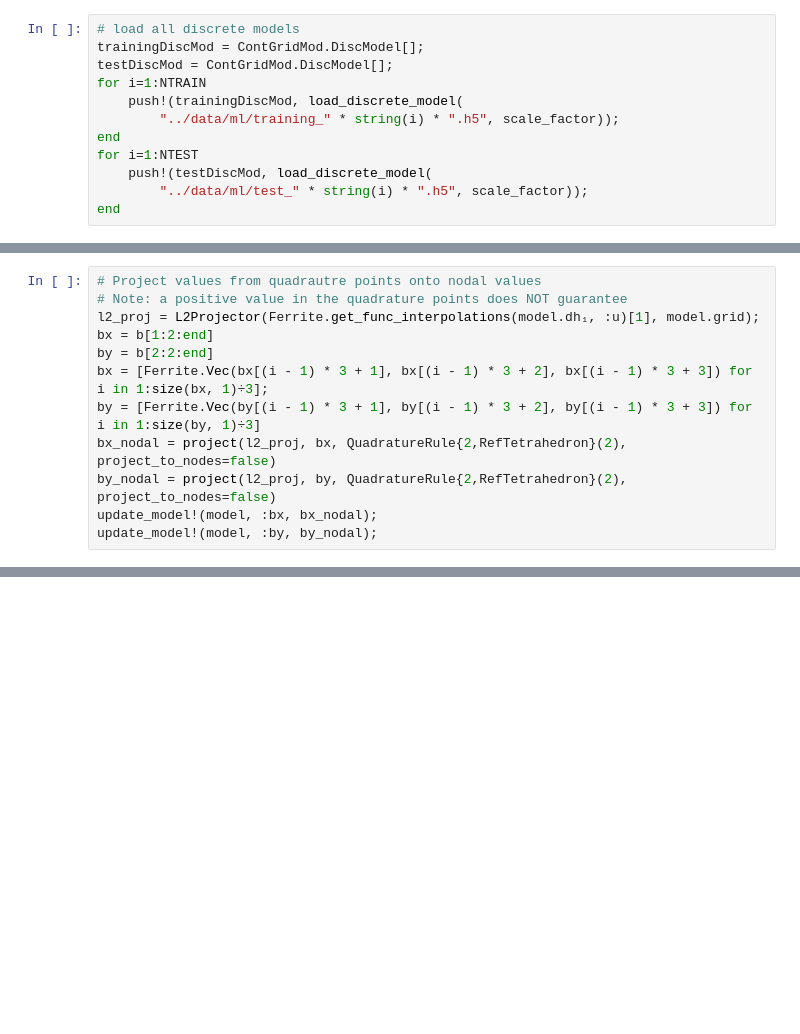
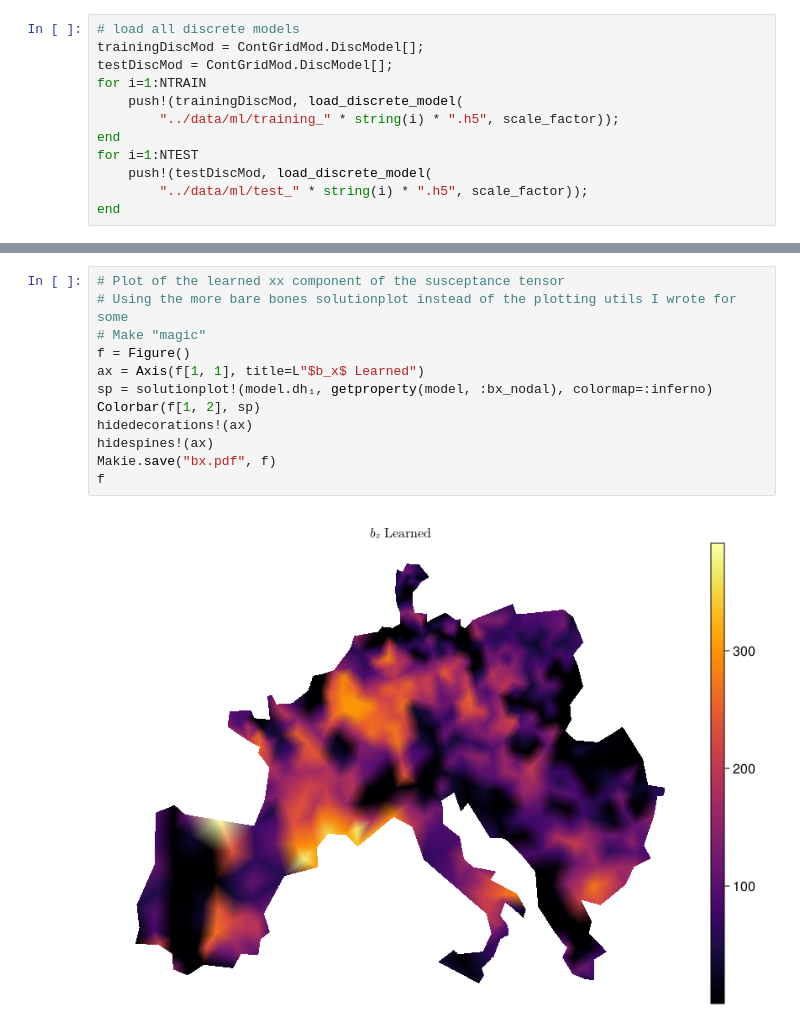
Before and after one commit to laurentpagnier/ContGridMod.jl, a Jupyter notebook: docs/Finite Elements.ipynb, the cells around one changed output, grey strips where cells are left out. Cells and saved outputs as stored; diff of their text form; blank space fills up the shorter version.

```diff
--- a/docs/Finite Elements.ipynb
+++ b/docs/Finite Elements.ipynb
@@ -170,14 +243,2 @@ Plots.plot(err)
 update_model!(model, :bx, b[1:2:end])
 update_model!(model, :by, b[2:2:end])
-# %%
-# Project values from quadrautre points onto nodal values
-# Note: a positive value in the quadrature points does NOT guarantee
-l2_proj = L2Projector(Ferrite.get_func_interpolations(model.dh₁, :u)[1], model.grid);
-bx = b[1:2:end]
-by = b[2:2:end]
-bx = [Ferrite.Vec(bx[(i - 1) * 3 + 1], bx[(i - 1) * 3 + 2], bx[(i - 1) * 3 + 3]) for i in 1:size(bx, 1)÷3];
-by = [Ferrite.Vec(by[(i - 1) * 3 + 1], by[(i - 1) * 3 + 2], by[(i - 1) * 3 + 3]) for i in 1:size(by, 1)÷3]
-bx_nodal = project(l2_proj, bx, QuadratureRule{2,RefTetrahedron}(2), project_to_nodes=false)
-by_nodal = project(l2_proj, by, QuadratureRule{2,RefTetrahedron}(2), project_to_nodes=false)
-update_model!(model, :bx, bx_nodal);
-update_model!(model, :by, by_nodal);
@@ -194,0 +255,14 @@ ContGridMod.disc_plot(dm.coord[:,[2,1]], trainingDiscMod[NTRAIN].th)
+# %%
+# Plot of the learned xx component of the susceptance tensor
+# Using the more bare bones solutionplot instead of the plotting utils I wrote for some
+# Make "magic"
+f = Figure()
+ax = Axis(f[1, 1], title=L"$b_x$ Learned")
+sp = solutionplot!(model.dh₁, getproperty(model, :bx_nodal), colormap=:inferno)
+Colorbar(f[1, 2], sp)
+hidedecorations!(ax)
+hidespines!(ax)
+Makie.save("bx.pdf", f)
+f
+# %% [output]
+[figure, added]
```
Also changed, not shown: parts of 43 cells of this notebook, 11 other files.
